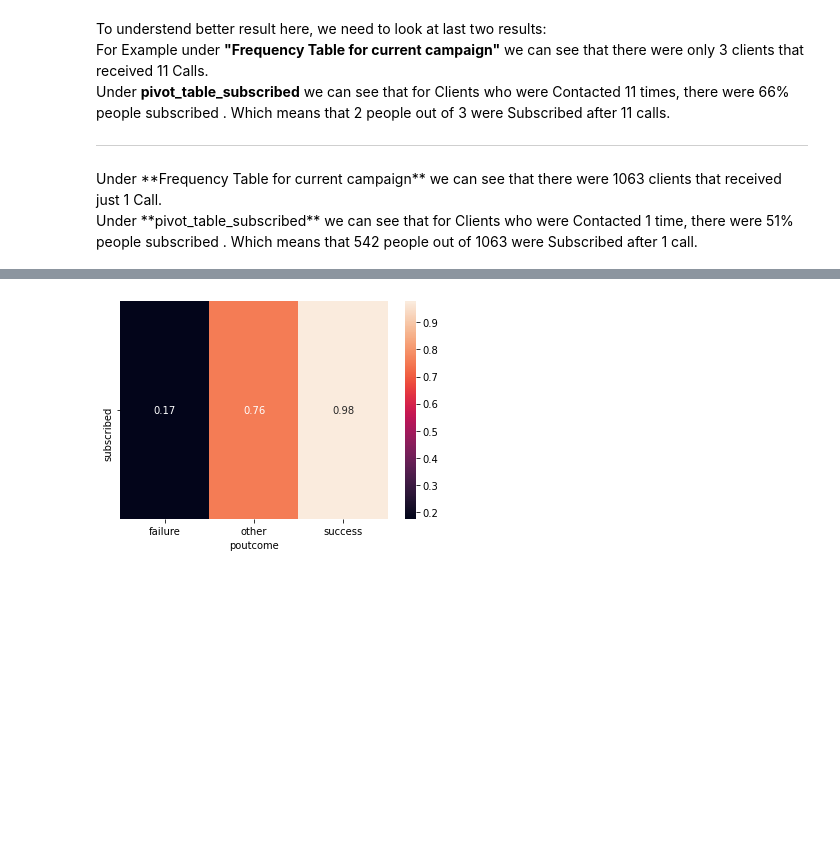
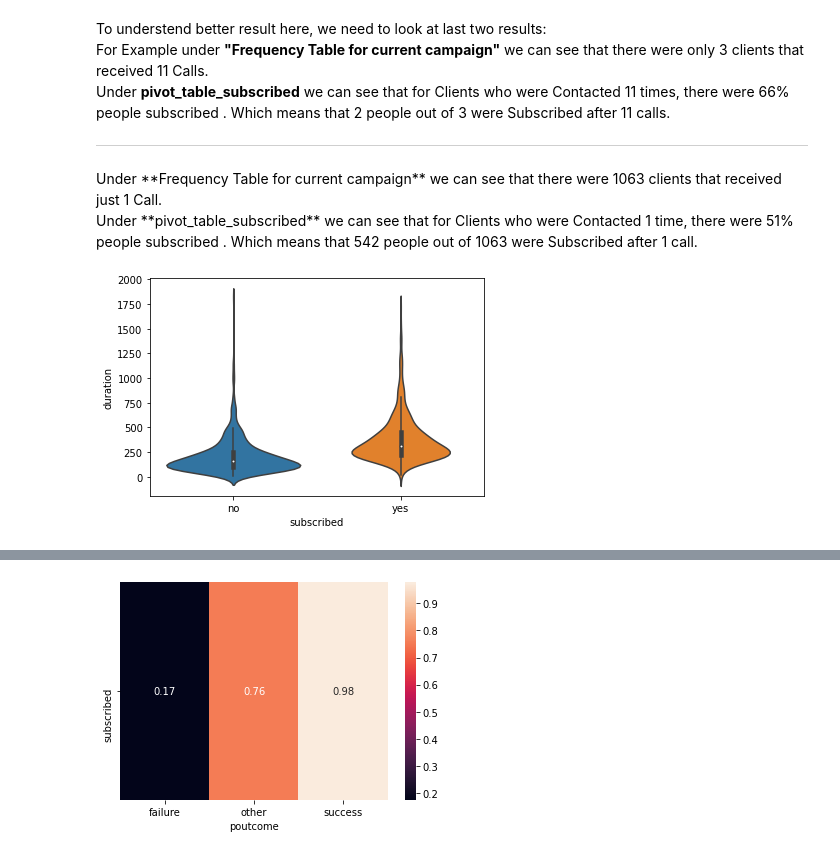
Before and after one commit to mandricic/CS5062, a Jupyter notebook: etivity1.ipynb, the cells around one changed output, grey strips where cells are left out. Cells and saved outputs as stored; diff of their text form; code cells hidden in the pictures; blank space fills up the shorter version.

```diff
--- a/etivity1.ipynb
+++ b/etivity1.ipynb
@@ -284,3 +295,8 @@ Under **pivot_table_subscribed** we can see that for Clients who were Contacted
 <hr/>
 Under **Frequency Table for current campaign** we can see that there were 1063 clients that received just 1 Call. <br/>
 Under **pivot_table_subscribed** we can see that for Clients who were Contacted 1 time, there were 51% people subscribed . Which means that 542 people out of 1063 were Subscribed after 1 call.
+# %%
+sns.violinplot(data=df, x='subscribed', y='duration')
+plt.show()
+# %% [output]
+[figure, added]
```
Also changed, not shown: parts of 9 cells of this notebook.
